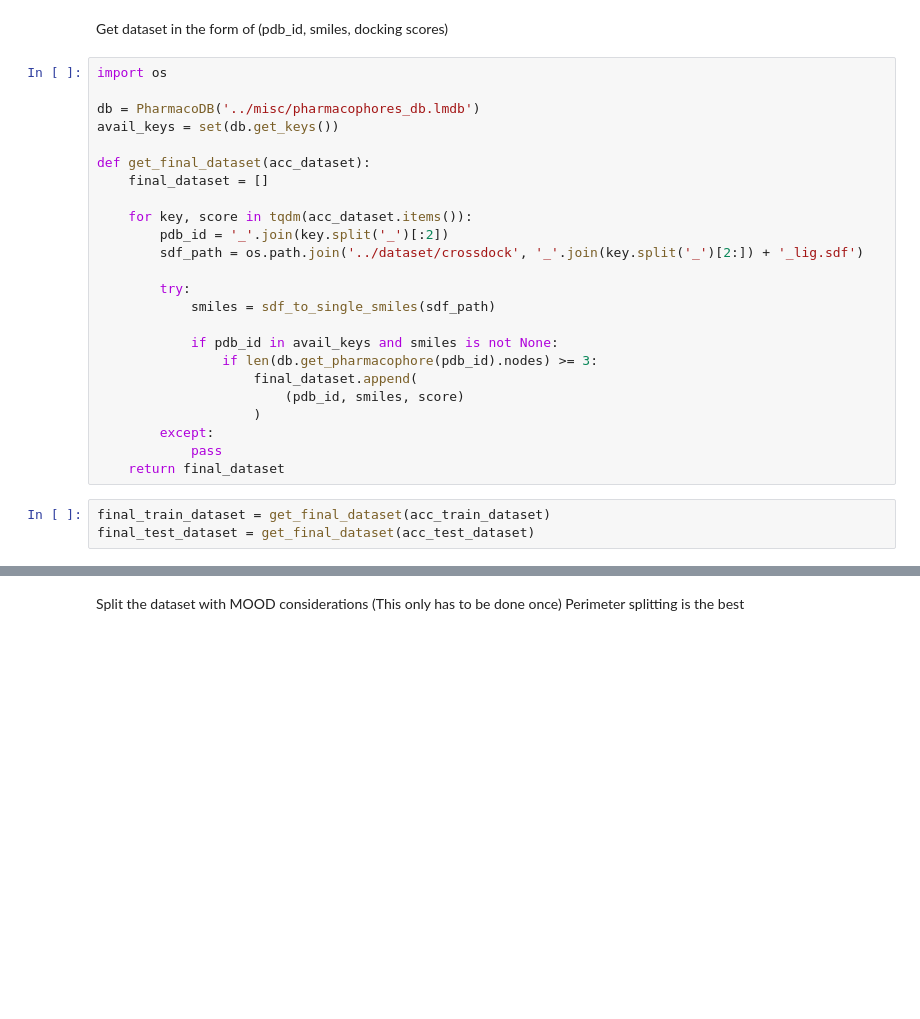
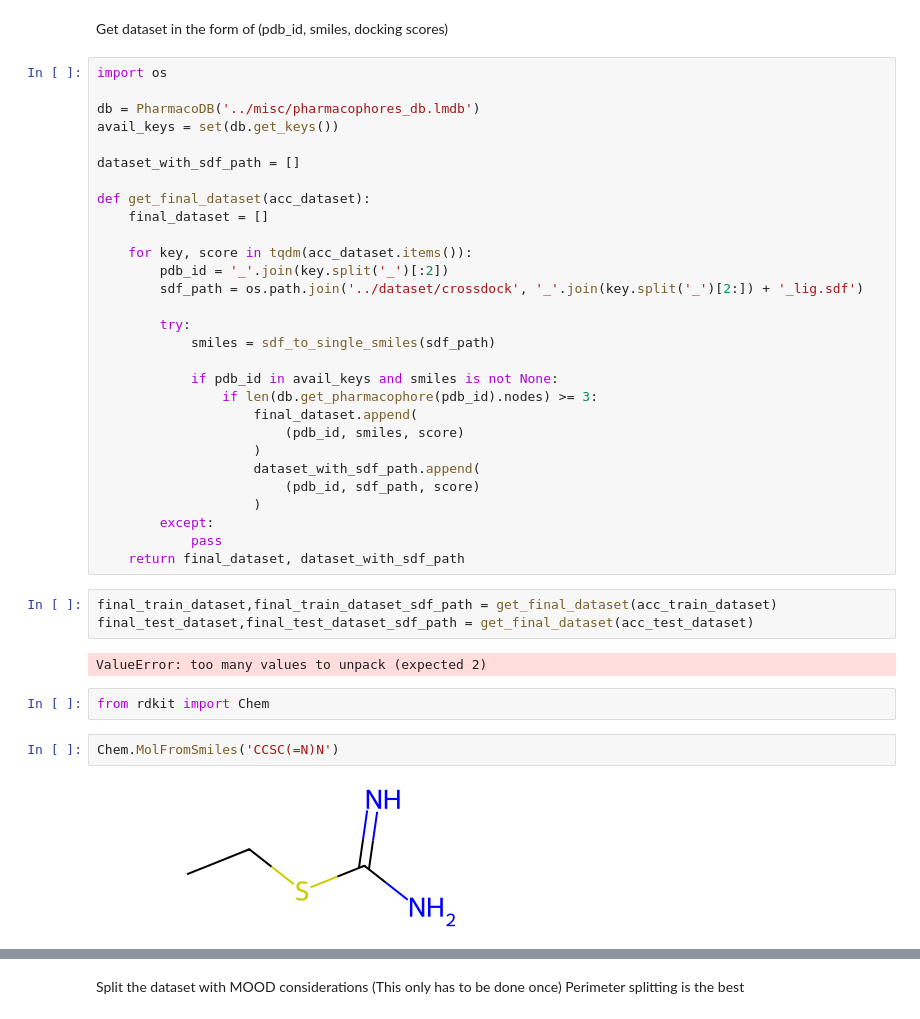
Before and after one commit to tsa87/TacoGFN-SBDD, a Jupyter notebook: examples/7.1_generating_docking_score_dataset.ipynb, the cells around one changed output, grey strips where cells are left out. Saved outputs shown, nothing was run; the diff lists cells and outputs as text; blank space fills up the shorter version.

```diff
--- a/examples/7.1_generating_docking_score_dataset.ipynb
+++ b/examples/7.1_generating_docking_score_dataset.ipynb
@@ -111,6 +111,8 @@ import os
 
 db = PharmacoDB('../misc/pharmacophores_db.lmdb')
 avail_keys = set(db.get_keys())
+
+dataset_with_sdf_path = []
 
 def get_final_dataset(acc_dataset):
     final_dataset = []
@@ -127,12 +129,23 @@ def get_final_dataset(acc_dataset):
                     final_dataset.append(
                         (pdb_id, smiles, score)
                     )
+                    dataset_with_sdf_path.append(
+                        (pdb_id, sdf_path, score)
+                    )
         except:
             pass
-    return final_dataset
+    return final_dataset, dataset_with_sdf_path
 # %%
-final_train_dataset = get_final_dataset(acc_train_dataset)
-final_test_dataset = get_final_dataset(acc_test_dataset)
+final_train_dataset,final_train_dataset_sdf_path = get_final_dataset(acc_train_dataset)
+final_test_dataset,final_test_dataset_sdf_path = get_final_dataset(acc_test_dataset)
+# %% [output]
+ValueError: too many values to unpack (expected 2)
+# %%
+from rdkit import Chem
+# %%
+Chem.MolFromSmiles('CCSC(=N)N')
+# %% [output]
+[figure, added]
 # %%
 final_test_dataset
 # %% [output]
```
Also changed, not shown: parts of 12 cells of this notebook, 2 other files.
